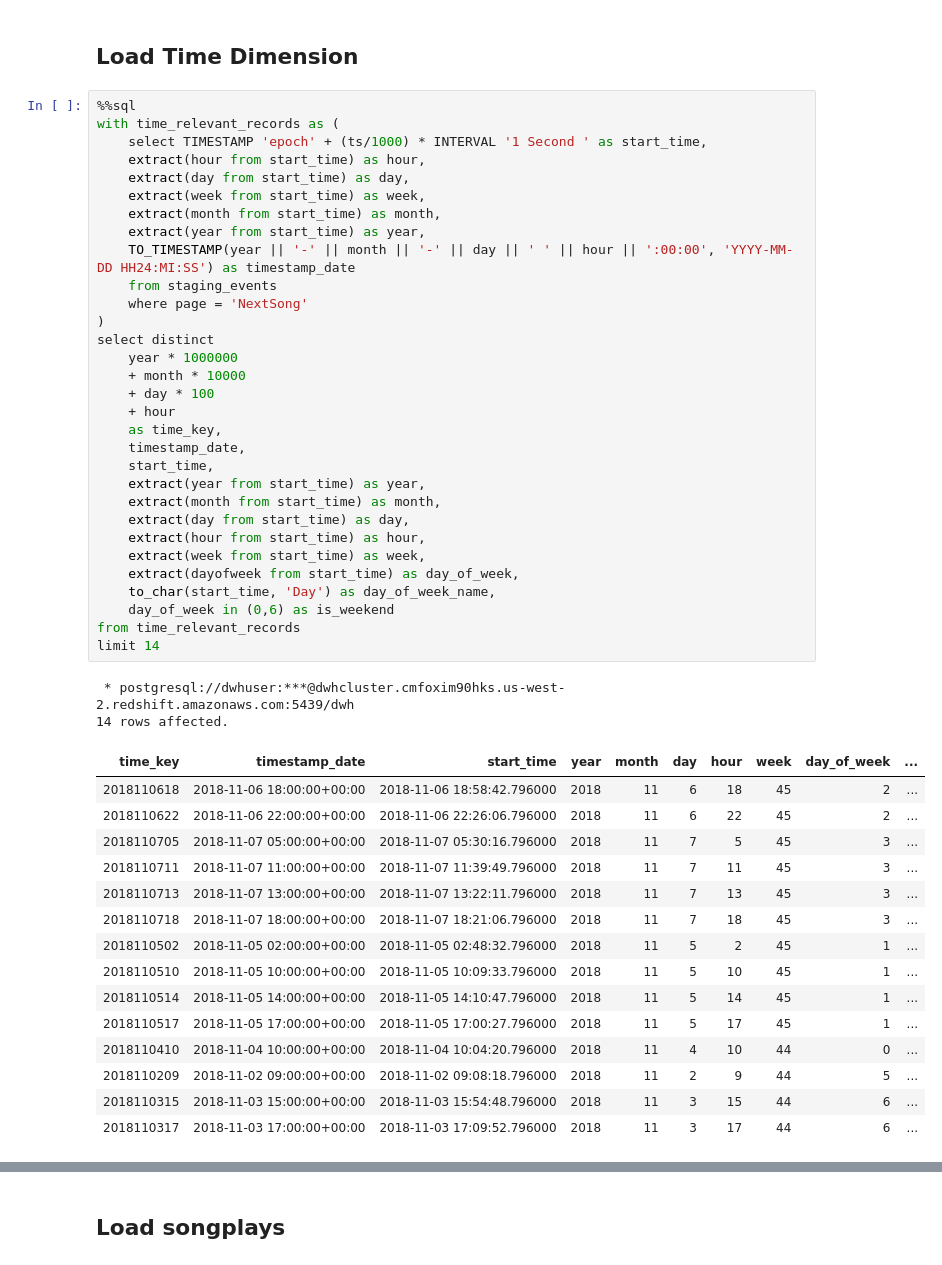
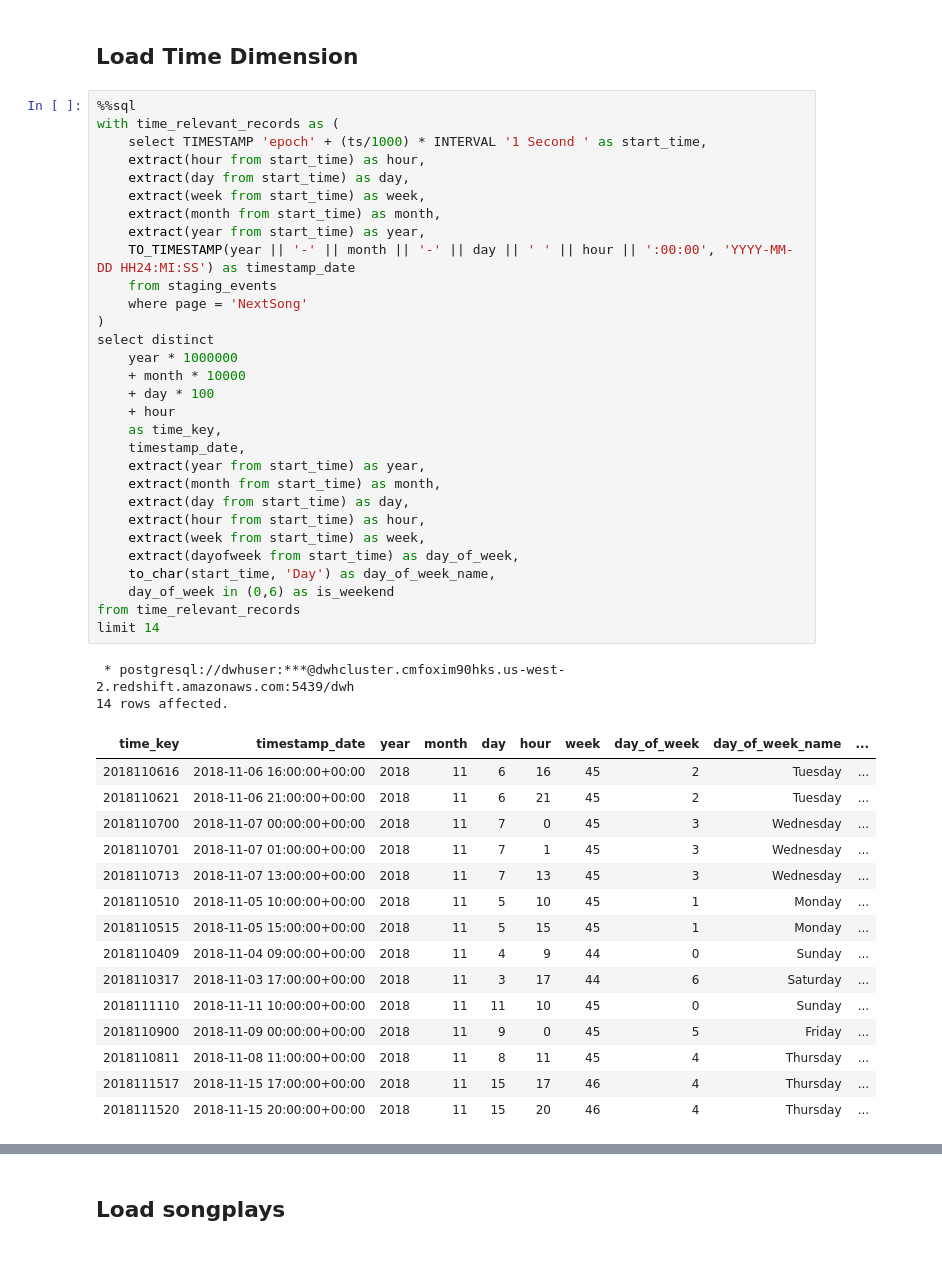
Before and after one commit to joseph-higaki/UDataEng_L03_P02_S3toRedshiftDW, a Jupyter notebook: etl_draft.ipynb, the cells around one changed output, grey strips where cells are left out. Cells and saved outputs as stored; diff of their text form.

Commit message:
load time dimension

```diff
--- a/etl_draft.ipynb
+++ b/etl_draft.ipynb
@@ -311,48 +307,47 @@ with time_relevant_records as (
     select TIMESTAMP 'epoch' + (ts/1000) * INTERVAL '1 Second ' as start_time,
     extract(hour from start_time) as hour,
     extract(day from start_time) as day,
     extract(week from start_time) as week,
     extract(month from start_time) as month,
     extract(year from start_time) as year,
     TO_TIMESTAMP(year || '-' || month || '-' || day || ' ' || hour || ':00:00', 'YYYY-MM-DD HH24:MI:SS') as timestamp_date
     from staging_events
     where page = 'NextSong'
 )
 select distinct
     year * 1000000
     + month * 10000
     + day * 100
     + hour
     as time_key,
     timestamp_date,
-    start_time,
     extract(year from start_time) as year,
     extract(month from start_time) as month,
     extract(day from start_time) as day,
     extract(hour from start_time) as hour,
     extract(week from start_time) as week,
     extract(dayofweek from start_time) as day_of_week,
     to_char(start_time, 'Day') as day_of_week_name,
     day_of_week in (0,6) as is_weekend
 from time_relevant_records
 limit 14
 # %% [output]
  * postgresql://dwhuser:***@dwhcluster.cmfoxim90hks.us-west-2.redshift.amazonaws.com:5439/dwh
 14 rows affected.
-| time_key | timestamp_date | start_time | year | month | day | hour | week | day_of_week | ... |
-| 2018110618 | 2018-11-06 18:00:00+00:00 | 2018-11-06 18:58:42.796000 | 2018 | 11 | 6 | 18 | 45 | 2 | ... |
-| 2018110622 | 2018-11-06 22:00:00+00:00 | 2018-11-06 22:26:06.796000 | 2018 | 11 | 6 | 22 | 45 | 2 | ... |
-| 2018110705 | 2018-11-07 05:00:00+00:00 | 2018-11-07 05:30:16.796000 | 2018 | 11 | 7 | 5 | 45 | 3 | ... |
-| 2018110711 | 2018-11-07 11:00:00+00:00 | 2018-11-07 11:39:49.796000 | 2018 | 11 | 7 | 11 | 45 | 3 | ... |
-| 2018110713 | 2018-11-07 13:00:00+00:00 | 2018-11-07 13:22:11.796000 | 2018 | 11 | 7 | 13 | 45 | 3 | ... |
-| 2018110718 | 2018-11-07 18:00:00+00:00 | 2018-11-07 18:21:06.796000 | 2018 | 11 | 7 | 18 | 45 | 3 | ... |
-| 2018110502 | 2018-11-05 02:00:00+00:00 | 2018-11-05 02:48:32.796000 | 2018 | 11 | 5 | 2 | 45 | 1 | ... |
-| 2018110510 | 2018-11-05 10:00:00+00:00 | 2018-11-05 10:09:33.796000 | 2018 | 11 | 5 | 10 | 45 | 1 | ... |
-| 2018110514 | 2018-11-05 14:00:00+00:00 | 2018-11-05 14:10:47.796000 | 2018 | 11 | 5 | 14 | 45 | 1 | ... |
-| 2018110517 | 2018-11-05 17:00:00+00:00 | 2018-11-05 17:00:27.796000 | 2018 | 11 | 5 | 17 | 45 | 1 | ... |
-| 2018110410 | 2018-11-04 10:00:00+00:00 | 2018-11-04 10:04:20.796000 | 2018 | 11 | 4 | 10 | 44 | 0 | ... |
-| 2018110209 | 2018-11-02 09:00:00+00:00 | 2018-11-02 09:08:18.796000 | 2018 | 11 | 2 | 9 | 44 | 5 | ... |
-| 2018110315 | 2018-11-03 15:00:00+00:00 | 2018-11-03 15:54:48.796000 | 2018 | 11 | 3 | 15 | 44 | 6 | ... |
-| 2018110317 | 2018-11-03 17:00:00+00:00 | 2018-11-03 17:09:52.796000 | 2018 | 11 | 3 | 17 | 44 | 6 | ... |
+| time_key | timestamp_date | year | month | day | hour | week | day_of_week | day_of_week_name | ... |
+| 2018110616 | 2018-11-06 16:00:00+00:00 | 2018 | 11 | 6 | 16 | 45 | 2 | Tuesday | ... |
+| 2018110621 | 2018-11-06 21:00:00+00:00 | 2018 | 11 | 6 | 21 | 45 | 2 | Tuesday | ... |
+| 2018110700 | 2018-11-07 00:00:00+00:00 | 2018 | 11 | 7 | 0 | 45 | 3 | Wednesday | ... |
+| 2018110701 | 2018-11-07 01:00:00+00:00 | 2018 | 11 | 7 | 1 | 45 | 3 | Wednesday | ... |
+| 2018110713 | 2018-11-07 13:00:00+00:00 | 2018 | 11 | 7 | 13 | 45 | 3 | Wednesday | ... |
+| 2018110510 | 2018-11-05 10:00:00+00:00 | 2018 | 11 | 5 | 10 | 45 | 1 | Monday | ... |
+| 2018110515 | 2018-11-05 15:00:00+00:00 | 2018 | 11 | 5 | 15 | 45 | 1 | Monday | ... |
+| 2018110409 | 2018-11-04 09:00:00+00:00 | 2018 | 11 | 4 | 9 | 44 | 0 | Sunday | ... |
+| 2018110317 | 2018-11-03 17:00:00+00:00 | 2018 | 11 | 3 | 17 | 44 | 6 | Saturday | ... |
+| 2018111110 | 2018-11-11 10:00:00+00:00 | 2018 | 11 | 11 | 10 | 45 | 0 | Sunday | ... |
+| 2018110900 | 2018-11-09 00:00:00+00:00 | 2018 | 11 | 9 | 0 | 45 | 5 | Friday | ... |
+| 2018110811 | 2018-11-08 11:00:00+00:00 | 2018 | 11 | 8 | 11 | 45 | 4 | Thursday | ... |
+| 2018111517 | 2018-11-15 17:00:00+00:00 | 2018 | 11 | 15 | 17 | 46 | 4 | Thursday | ... |
+| 2018111520 | 2018-11-15 20:00:00+00:00 | 2018 | 11 | 15 | 20 | 46 | 4 | Thursday | ... |
 # %%
 %%sql
```
Also changed, not shown: parts of 3 cells of this notebook, 1 other file.
